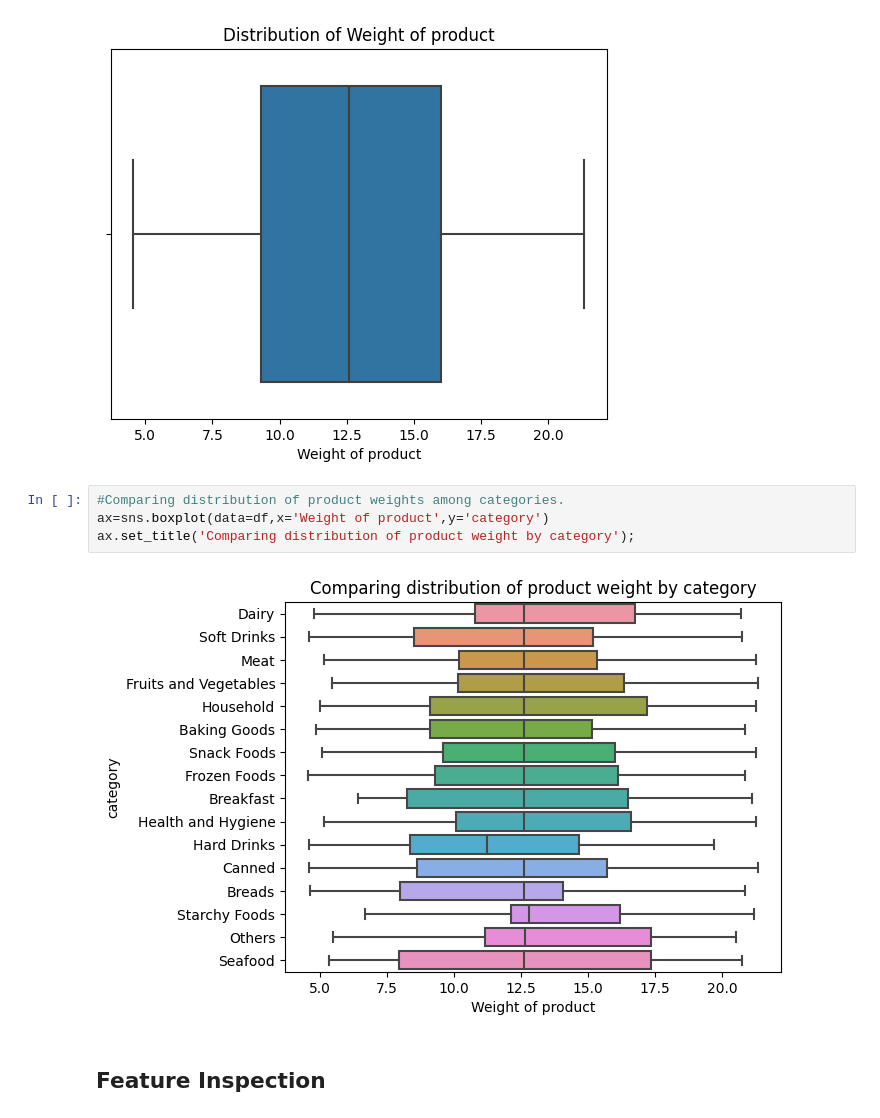
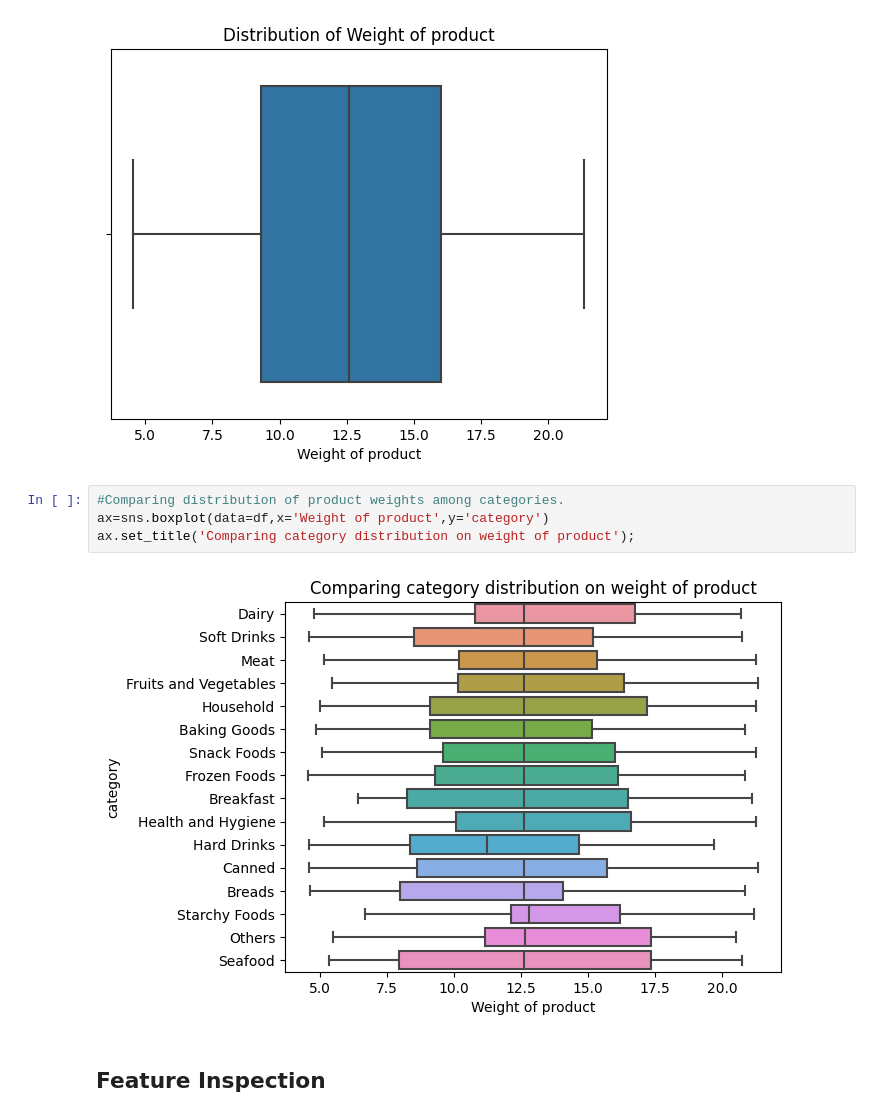
Before and after one commit to Qisam0322/Prediction-of-Product-Sales, a Jupyter notebook: Prediction_of_Product_Sales_Project.ipynb, the cells around one changed output. Cells and saved outputs as stored; diff of their text form.

```diff
--- a/Prediction_of_Product_Sales_Project.ipynb
+++ b/Prediction_of_Product_Sales_Project.ipynb
@@ -467,8 +467,8 @@ ax.set_title('Distribution of Weight of product');
 # %%
 #Comparing distribution of product weights among categories.
 ax=sns.boxplot(data=df,x='Weight of product',y='category')
-ax.set_title('Comparing distribution of product weight by category');
+ax.set_title('Comparing category distribution on weight of product');
 # %% [output]
-[figure, old version]
+[figure, new version]
 # %% [markdown]
 ## Feature Inspection
```
Also changed, not shown: parts of 4 cells of this notebook.
